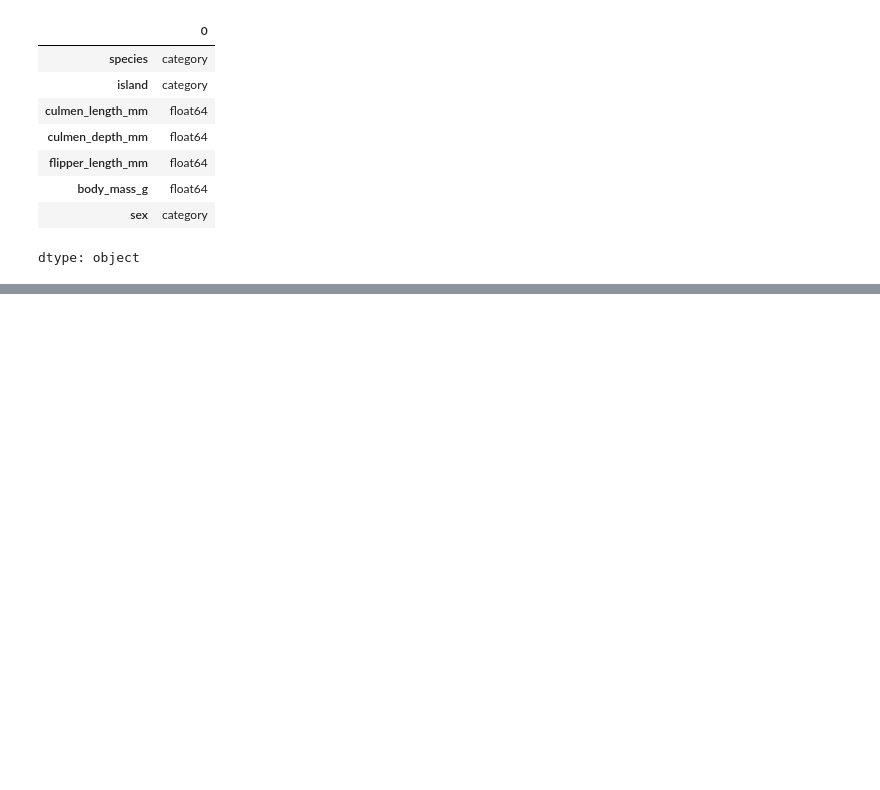
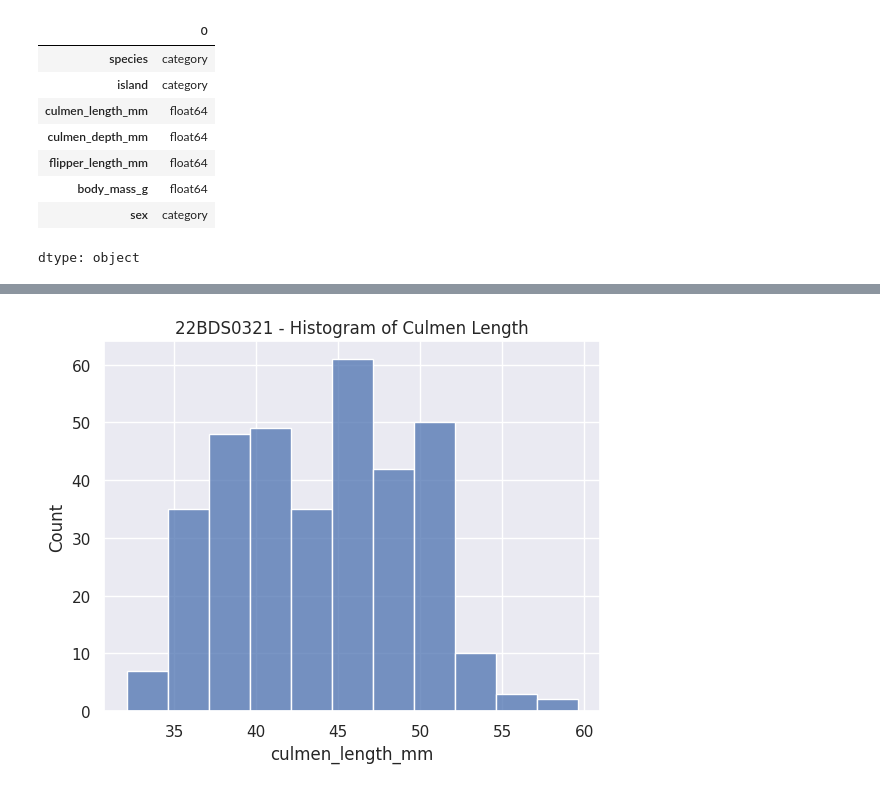
Before and after one commit to VanshShah18/BCSE331L-EDA-22BDS0321, a Jupyter notebook: 22BDS0321.ipynb, the cells around one changed output, grey strips where cells are left out. Saved outputs shown, nothing was run; the diff lists cells and outputs as text; code cells hidden in the pictures; blank space fills up the shorter version.

```diff
--- a/22BDS0321.ipynb
+++ b/22BDS0321.ipynb
@@ -182,0 +120,21 @@ plt.show()
+# %%
+# ---- Numerical measures ----
+num_col = 'culmen_length_mm'
+cat_col = 'species'
+
+print("Arithmetic Mean:", df[num_col].mean())
+print("Weighted Mean:", np.average(df[num_col], weights=df['flipper_length_mm']))
+print("RMS:", np.sqrt(np.mean(df[num_col]**2)))
+print("Harmonic Mean:", stats.hmean(df[num_col]))
+print("Geometric Mean:", stats.gmean(df[num_col]))
+print("Median:", df[num_col].median())
+print("Mode:", df[num_col].mode()[0])
+print("Quartiles:\n", df[num_col].quantile([0.25,0.5,0.75]))
+print("Deciles:\n", df[num_col].quantile([i/10 for i in range(1,10)]))
+print("90th Percentile:", df[num_col].quantile(0.9))
+print("Range:", df[num_col].max()-df[num_col].min())
+print("IQR:", stats.iqr(df[num_col]))
+print("Variance:", df[num_col].var())
+print("Std Dev:", df[num_col].std())
+print("Skewness:", df[num_col].skew())
+print("Kurtosis:", df[num_col].kurt())
@@ -182,0 +178,8 @@ plt.show()
+# %%
+# Plots
+# Histogram of culmen length
+sns.histplot(df[num_col], kde=False)
+plt.title("22BDS0321 - Histogram of Culmen Length")
+plt.show()
+# %% [output]
+[figure, added]
```
Also changed, not shown: parts of 66 cells of this notebook.
